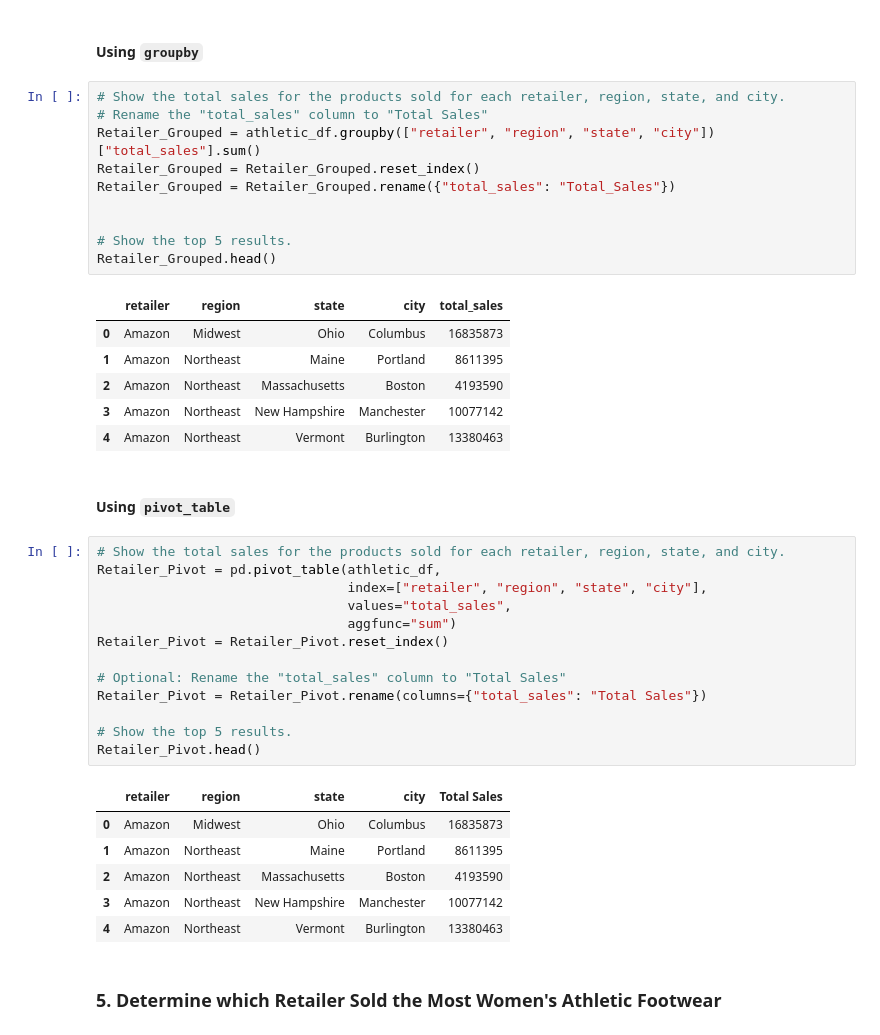
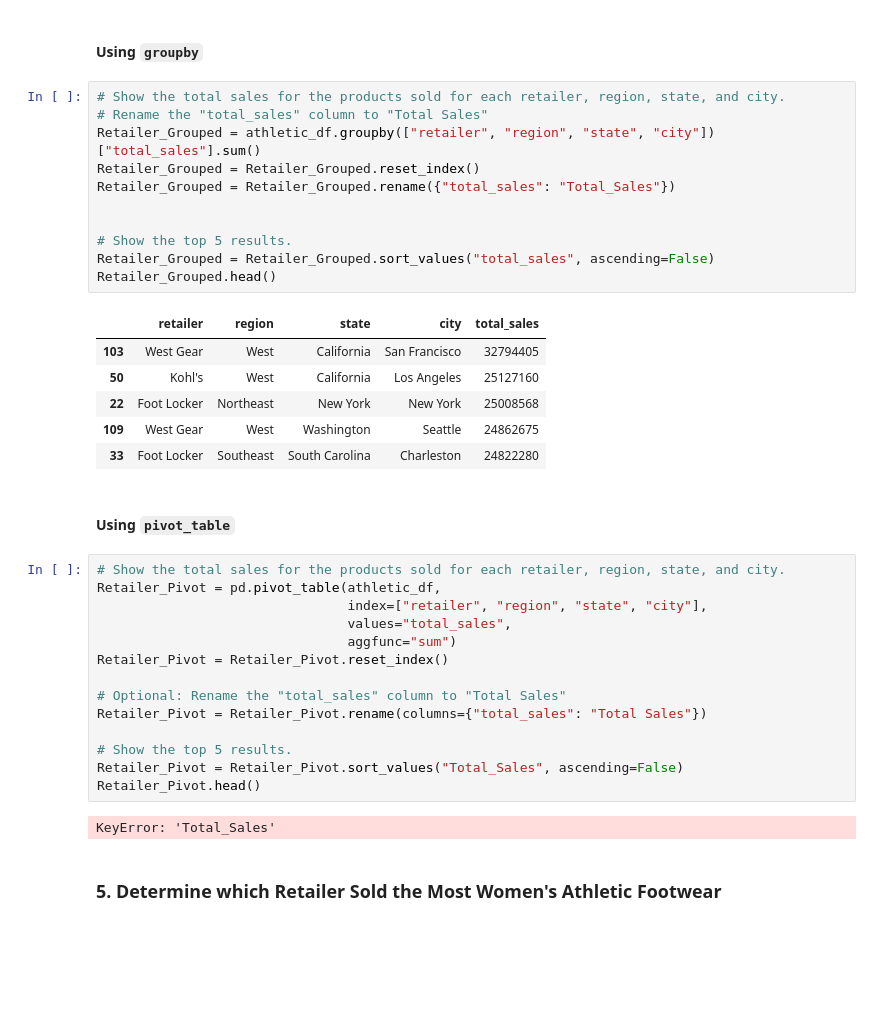
Before and after one commit to bradymiv/athletic_sales_analysis, a Jupyter notebook: athletic_sales_analysis.ipynb, the cells around one changed output. Cells and saved outputs as stored; diff of their text form; blank space fills up the shorter version.

```diff
--- a/athletic_sales_analysis.ipynb
+++ b/athletic_sales_analysis.ipynb
@@ -268,20 +271,21 @@ Total_Rev_Piv.head()
 # %%
 # Show the total sales for the products sold for each retailer, region, state, and city.
 # Rename the "total_sales" column to "Total Sales"
 Retailer_Grouped = athletic_df.groupby(["retailer", "region", "state", "city"])["total_sales"].sum()
 Retailer_Grouped = Retailer_Grouped.reset_index()
 Retailer_Grouped = Retailer_Grouped.rename({"total_sales": "Total_Sales"})
 
 
 # Show the top 5 results.
+Retailer_Grouped = Retailer_Grouped.sort_values("total_sales", ascending=False)
 Retailer_Grouped.head()
 # %% [output]
 |  | retailer | region | state | city | total_sales |
-| 0 | Amazon | Midwest | Ohio | Columbus | 16835873 |
-| 1 | Amazon | Northeast | Maine | Portland | 8611395 |
-| 2 | Amazon | Northeast | Massachusetts | Boston | 4193590 |
-| 3 | Amazon | Northeast | New Hampshire | Manchester | 10077142 |
-| 4 | Amazon | Northeast | Vermont | Burlington | 13380463 |
+| 103 | West Gear | West | California | San Francisco | 32794405 |
+| 50 | Kohl's | West | California | Los Angeles | 25127160 |
+| 22 | Foot Locker | Northeast | New York | New York | 25008568 |
+| 109 | West Gear | West | Washington | Seattle | 24862675 |
+| 33 | Foot Locker | Southeast | South Carolina | Charleston | 24822280 |
 # %% [markdown]
 #### Using `pivot_table`
 # %%
@@ -296,14 +300,10 @@ Retailer_Pivot = Retailer_Pivot.reset_index()
 Retailer_Pivot = Retailer_Pivot.rename(columns={"total_sales": "Total Sales"})
 
 # Show the top 5 results.
+Retailer_Pivot = Retailer_Pivot.sort_values("Total_Sales", ascending=False)
 Retailer_Pivot.head()
 # %% [output]
-|  | retailer | region | state | city | Total Sales |
-| 0 | Amazon | Midwest | Ohio | Columbus | 16835873 |
-| 1 | Amazon | Northeast | Maine | Portland | 8611395 |
-| 2 | Amazon | Northeast | Massachusetts | Boston | 4193590 |
-| 3 | Amazon | Northeast | New Hampshire | Manchester | 10077142 |
-| 4 | Amazon | Northeast | Vermont | Burlington | 13380463 |
+KeyError: 'Total_Sales'
 # %% [markdown]
 ### 5. Determine which Retailer Sold the Most Women's Athletic Footwear
 # %%
```
Also changed, not shown: parts of 6 cells of this notebook.
